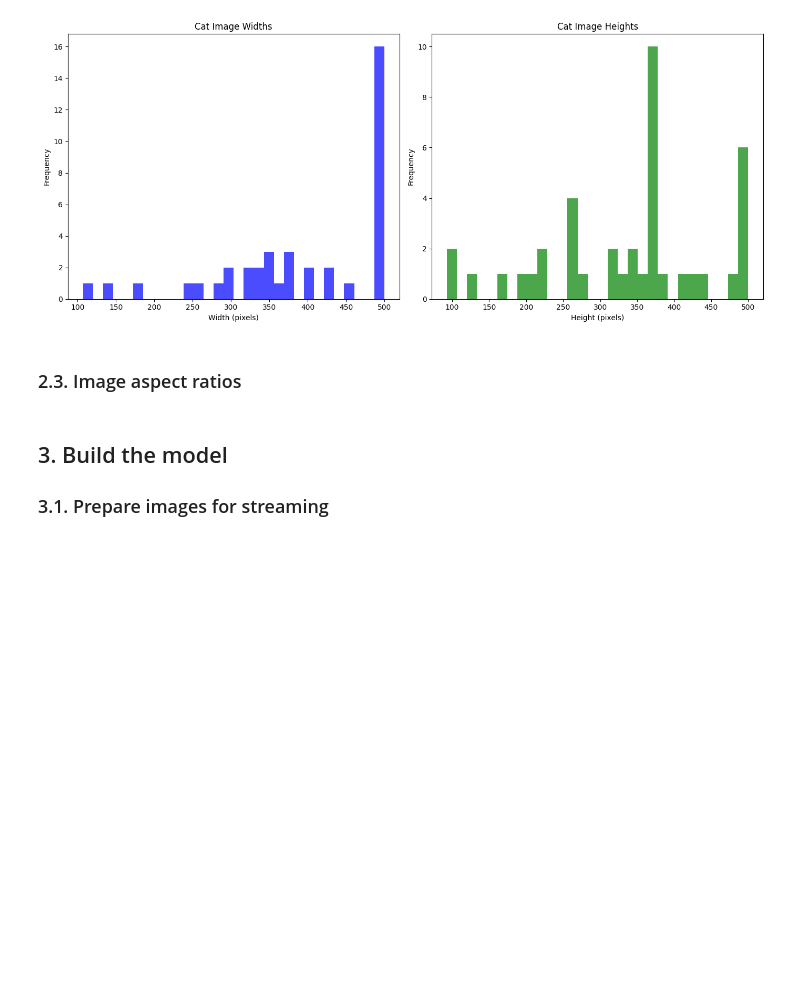
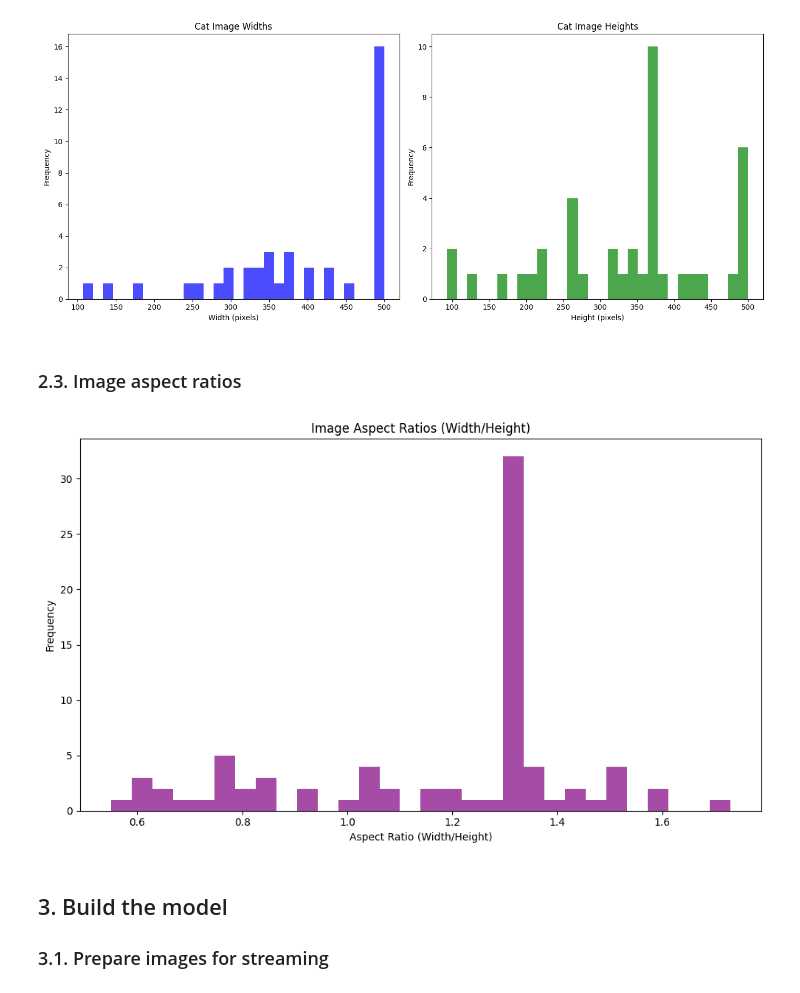
Before and after one commit to 4GeeksAcademy/Team-Crunchy-Tacos_gperdrizet-image-classification-project, a Jupyter notebook: src/mvp.ipynb, the cells around one changed output. Drawn from its saved outputs; the diff is of its cells as text; code cells hidden in the pictures; blank space fills up the shorter version.

```diff
--- a/src/mvp.ipynb
+++ b/src/mvp.ipynb
@@ -303,3 +301,39 @@ plt.show()
+# %%
+# Plot a histogram of the image aspect ratios (i.e. width/height) What do you see, does this information matter to us, if so, how?
+
+aspect_ratios = []
+
+for cats_subfolder in os.listdir(train_dir):
+    cats_subfolder_path = os.path.join(train_dir, cats_subfolder)
+
+    if os.path.isdir(cats_subfolder_path):
+
+        for img_filename in os.listdir(cats_subfolder_path):
+
+            img_path = os.path.join(cats_subfolder_path, img_filename)
+
+            if not img_path.lower().endswith(('.png', '.jpg', '.jpeg')):
+                continue
+
+            img = image.load_img(img_path)
+
+            width, height = img.size
+
+            aspect_ratio = width / height
+            aspect_ratios.append(aspect_ratio)
+
+plt.figure(figsize=(10, 6))
+
+plt.hist(aspect_ratios, bins=30, color='purple', alpha=0.7)
+
+plt.title('Aspect Ratios (Width/Height)')
+plt.xlabel('Aspect Ratio (Width/Height)')
+plt.ylabel('Frequency')
+
+plt.tight_layout()
+plt.show()
+# %% [output]
+[figure, added]
 # %% [markdown]
 ## 3. Build the model
 
```
Also changed, not shown: parts of 1 cell of this notebook.
